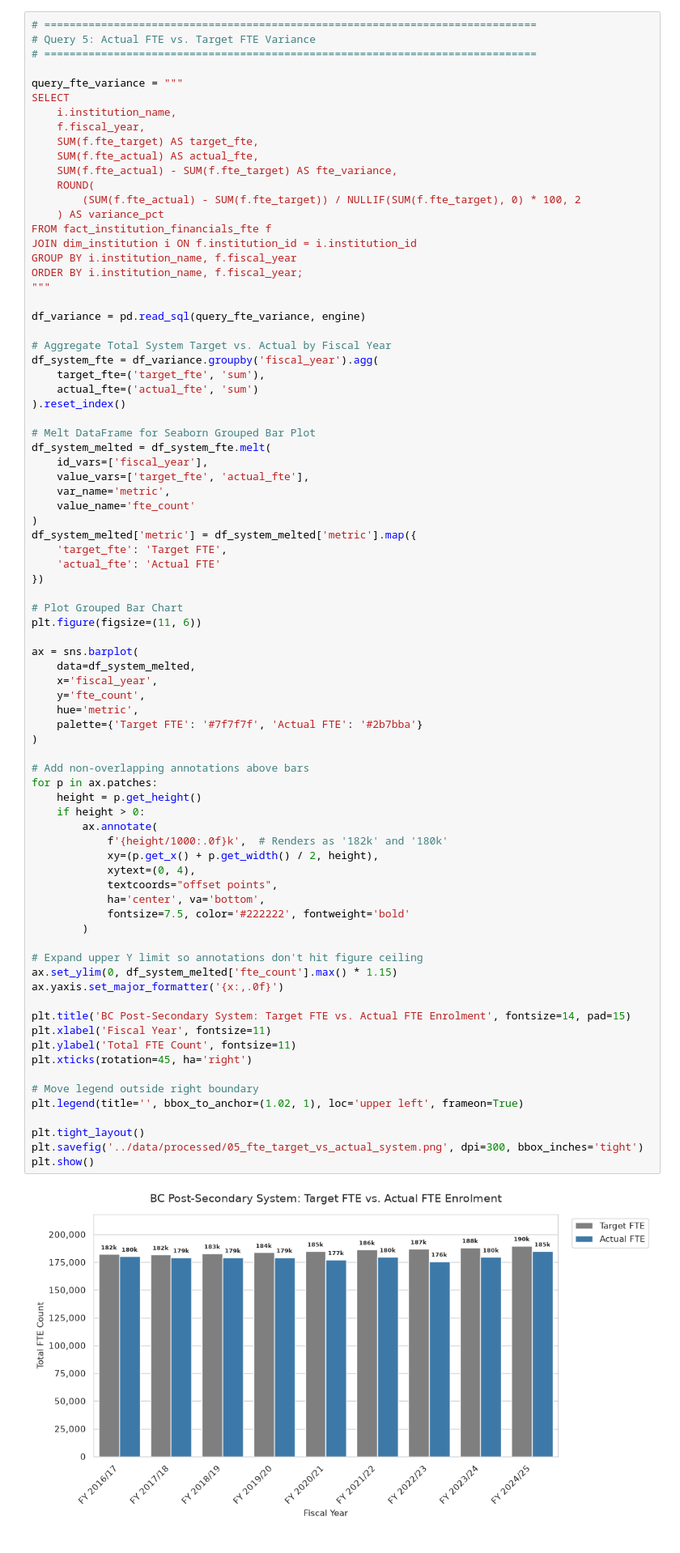
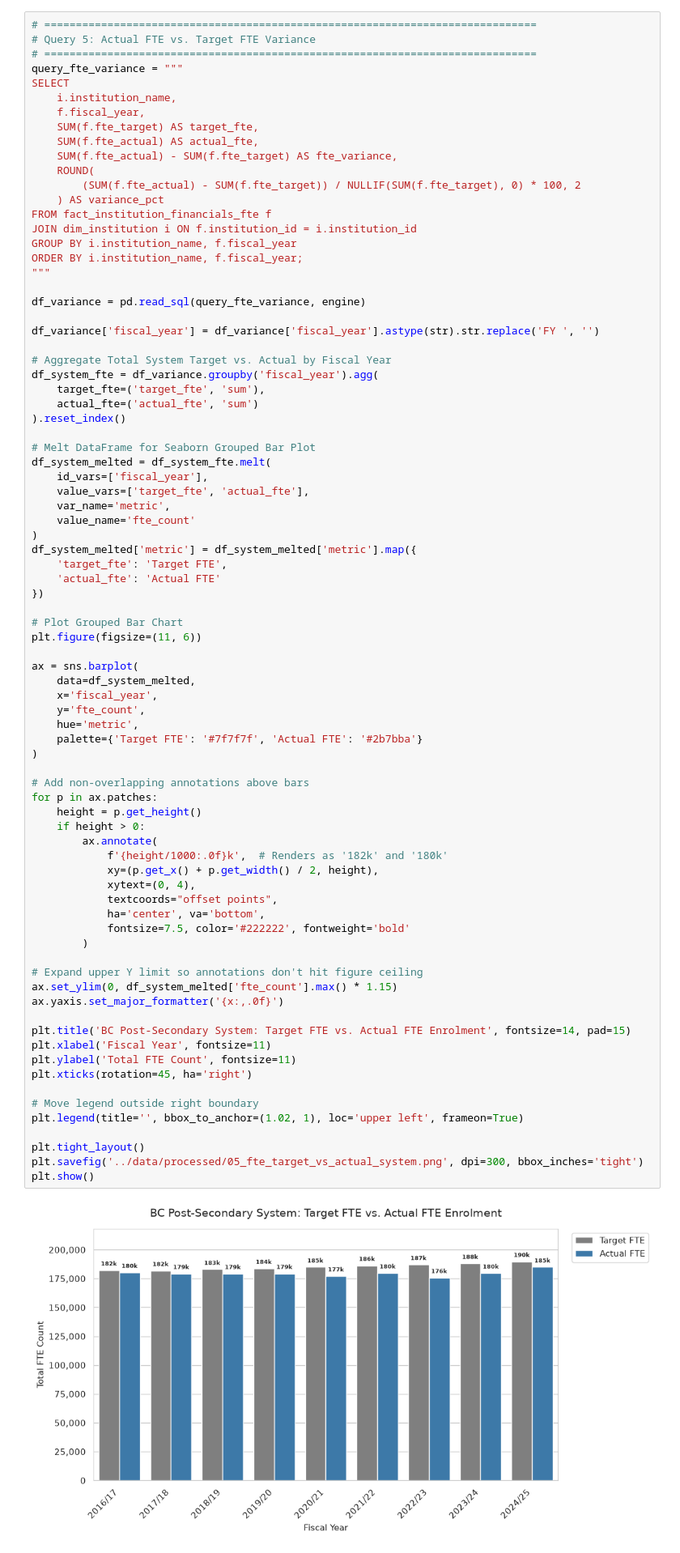
Before and after one commit to kellycheung5-collab/1-bc-postsecondary-enrollment-trends, a Jupyter notebook: notebooks/05_python_analysis_viz.ipynb, the cells around one changed output. Shown at 81% size. Saved outputs shown, nothing was run; the diff lists cells and outputs as text.

```diff
--- a/notebooks/05_python_analysis_viz.ipynb
+++ b/notebooks/05_python_analysis_viz.ipynb
@@ -342,7 +343,6 @@ plt.show()
 # ==============================================================================
 # Query 5: Actual FTE vs. Target FTE Variance
 # ==============================================================================
-
 query_fte_variance = """
 SELECT
     i.institution_name,
@@ -360,6 +360,8 @@ ORDER BY i.institution_name, f.fiscal_year;
 """
 
 df_variance = pd.read_sql(query_fte_variance, engine)
+
+df_variance['fiscal_year'] = df_variance['fiscal_year'].astype(str).str.replace('FY ', '')
 
 # Aggregate Total System Target vs. Actual by Fiscal Year
 df_system_fte = df_variance.groupby('fiscal_year').agg(
@@ -392,34 +394,34 @@ ax = sns.barplot(
 
 # Add non-overlapping annotations above bars
 for p in ax.patches:
     height = p.get_height()
     if height > 0:
         ax.annotate(
             f'{height/1000:.0f}k',  # Renders as '182k' and '180k'
             xy=(p.get_x() + p.get_width() / 2, height),
             xytext=(0, 4),
             textcoords="offset points",
             ha='center', va='bottom',
             fontsize=7.5, color='#222222', fontweight='bold'
         )
 
 # Expand upper Y limit so annotations don't hit figure ceiling
 ax.set_ylim(0, df_system_melted['fte_count'].max() * 1.15)
 ax.yaxis.set_major_formatter('{x:,.0f}')
 
 plt.title('BC Post-Secondary System: Target FTE vs. Actual FTE Enrolment', fontsize=14, pad=15)
 plt.xlabel('Fiscal Year', fontsize=11)
 plt.ylabel('Total FTE Count', fontsize=11)
 plt.xticks(rotation=45, ha='right')
 
 # Move legend outside right boundary
 plt.legend(title='', bbox_to_anchor=(1.02, 1), loc='upper left', frameon=True)
 
 plt.tight_layout()
 plt.savefig('../data/processed/05_fte_target_vs_actual_system.png', dpi=300, bbox_inches='tight')
 plt.show()
 # %% [output]
-[figure, old version]
+[figure, new version]
 # %%
 # ==============================================================================
 # Query 6: Institutions with Steepest International Declines
```
Also changed, not shown: parts of 4 cells of this notebook, 1 other file.
